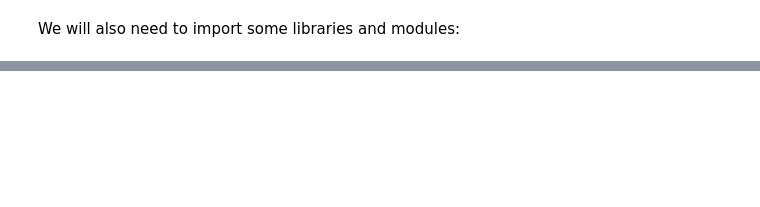
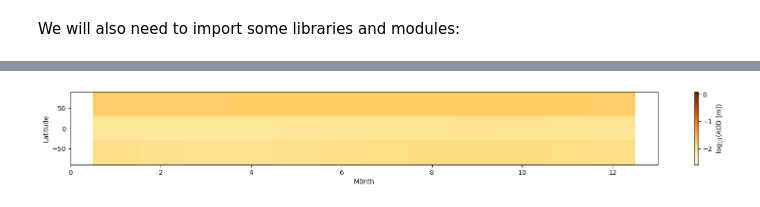
Before and after one commit to danlunt1976/UM_Bristol, a Jupyter notebook: Attachments/CMIP7_fcg_volc/CMIP7_volcanic.ipynb, the cells around one changed output, grey strips where cells are left out. Saved outputs shown, nothing was run; the diff lists cells and outputs as text; code cells hidden in the pictures; blank space fills up the shorter version.

```diff
--- a/Attachments/CMIP7_fcg_volc/CMIP7_volcanic.ipynb
+++ b/Attachments/CMIP7_fcg_volc/CMIP7_volcanic.ipynb
@@ -552,27 +602,29 @@ plt.show()
 # %%
 # plot the CMIP7 AOD in HadCM3 bands (climatology) (monthly)
 
 aod_stacked = np.column_stack([aodm30m90c, aodp00m30c, aodp30p00c, aodp90p30c])
 
 colors = ["white", "yellow", "red"]   # white → pale yellow → deep red
 mycmap = LinearSegmentedColormap.from_list("white_yellow_red", colors)
 
 y_edges=[-90,-30,0,30,90]
 #print(y_edges)
 
 #x_edges=np.concatenate( (timese[:,0],[timese[-1,1]]) )
 x_edges=np.concatenate( (np.arange(12)+0.5,[12.5]) )
 #print(x_edges)
 
 plt.figure(figsize=(20, 2))   # long and thin
 plt.pcolormesh(x_edges, y_edges, np.log10(aod_stacked.T), shading='auto',cmap="YlOrBr",vmin=-2.6, vmax=0.1)
-plt.xlim(-1,13)
+plt.xlim(0,13)
 cbar=plt.colorbar()
 cbar.set_label("log$_{10}$(AOD [m])")
 plt.xlabel("M0nth")
 plt.ylabel("Latitude")
 plt.savefig("aod550_cmip7_clim_month.png")
 plt.show()
+# %% [output]
+[figure, added]
 # %%
 # plot the Valdes AOD in HadCM3 bands
 
```
Also changed, not shown: parts of 9 cells of this notebook.
